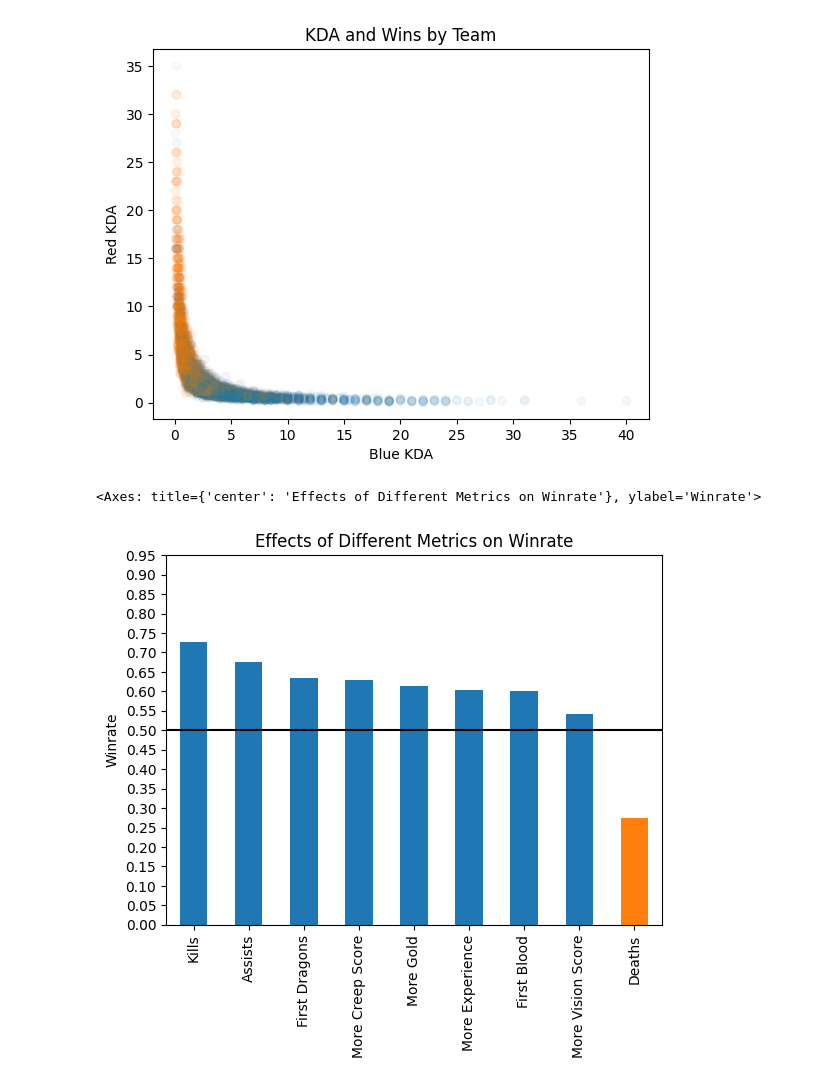
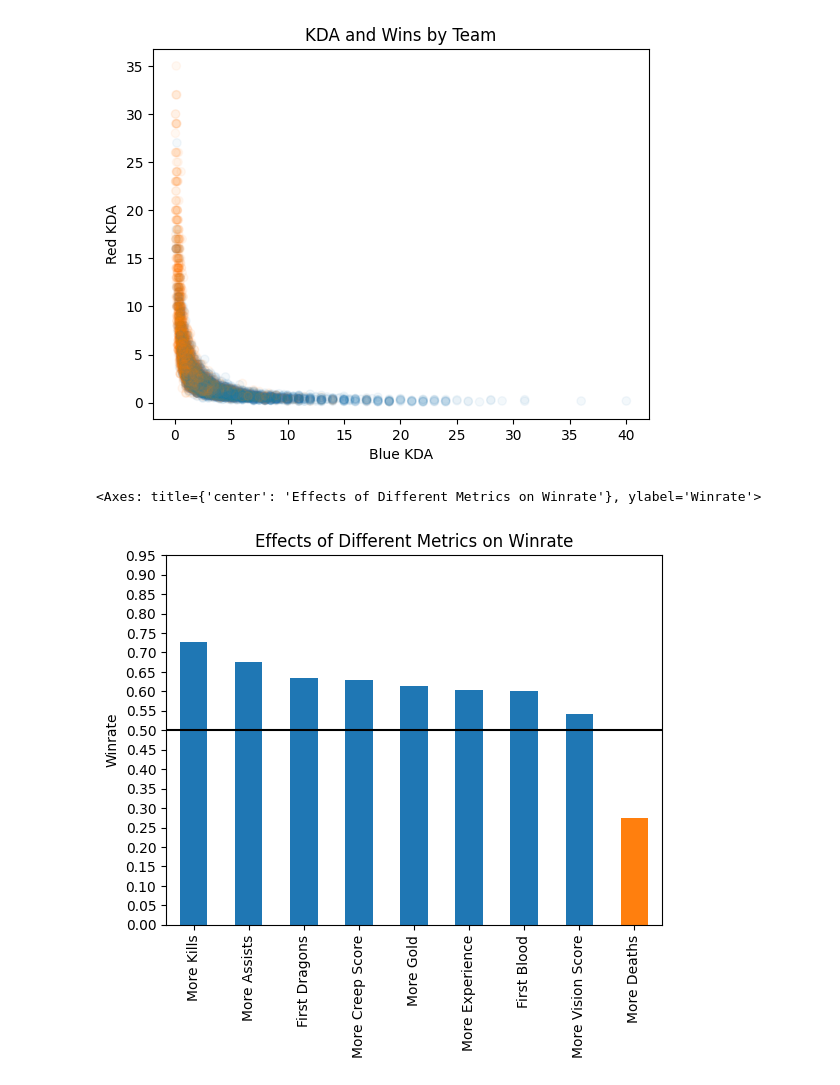
Before and after one commit to JanoKasu/Jupyter-Practice, a Jupyter notebook: main.ipynb, the cells around one changed output. Cells and saved outputs as stored; diff of their text form; code cells hidden in the pictures.

```diff
--- a/main.ipynb
+++ b/main.ipynb
@@ -345,24 +345,24 @@ plt.show()
 # %%
 # Graph of experience, gold, creep score, vision score, and elite monsters
 graph = pd.Series({'First Blood' : firstBloodWinrate,
 				   'More Gold' : moreGoldWinrate,
 				   'More Experience' : greaterAvgLevelWinrate,
 				   'More Creep Score' : moreCSWinrate,
 				   'More Vision Score' : greaterVSWinrate,
 				   'First Dragons' : moreFirstDragonsWinrate,
-				   'Kills' : moreKills,
-				   'Assists' : moreAssists,
-				   'Deaths' : moreDeaths})
+				   'More Kills' : moreKills,
+				   'More Assists' : moreAssists,
+				   'More Deaths' : moreDeaths})
 graph = graph.sort_values(ascending=False)
 plt.axhline(0.5, color='k')
 
 my_colors = []
 for bar in graph:
 	my_colors.append('C0' if bar >= 0.5 else 'C1')
 
 ticks = [x / 20.0 for x in range(0, 20, 1)]
 
 graph.plot(kind='bar', ylabel='Winrate', yticks=ticks, title='Effects of Different Metrics on Winrate', color=my_colors)
 # %% [output]
 <Axes: title={'center': 'Effects of Different Metrics on Winrate'}, ylabel='Winrate'>
-[figure, old version]
+[figure, new version]
```
